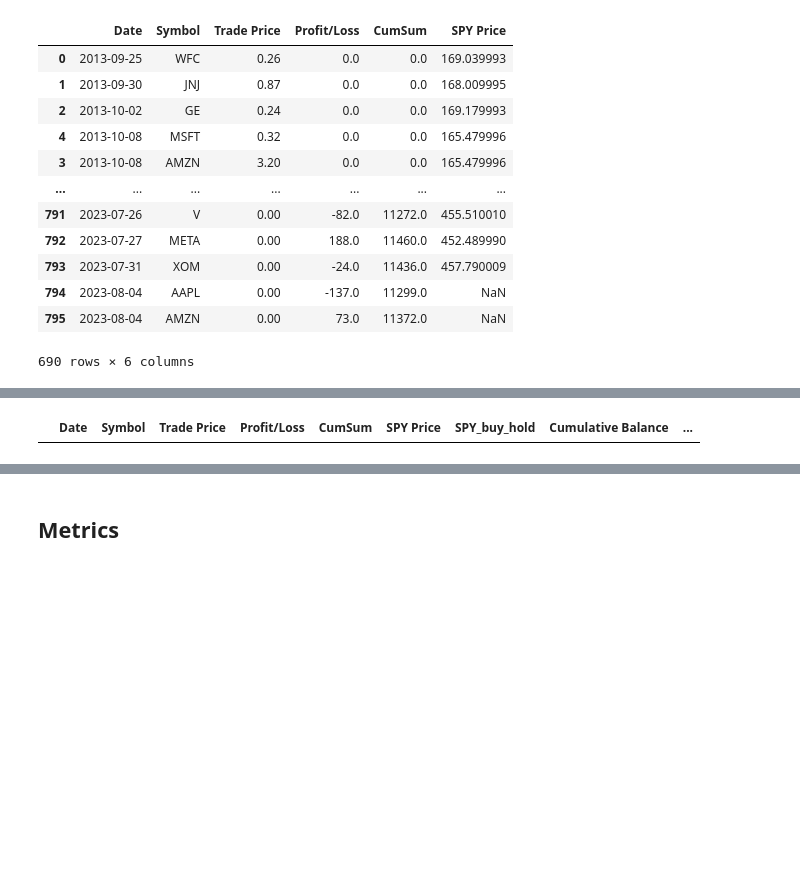
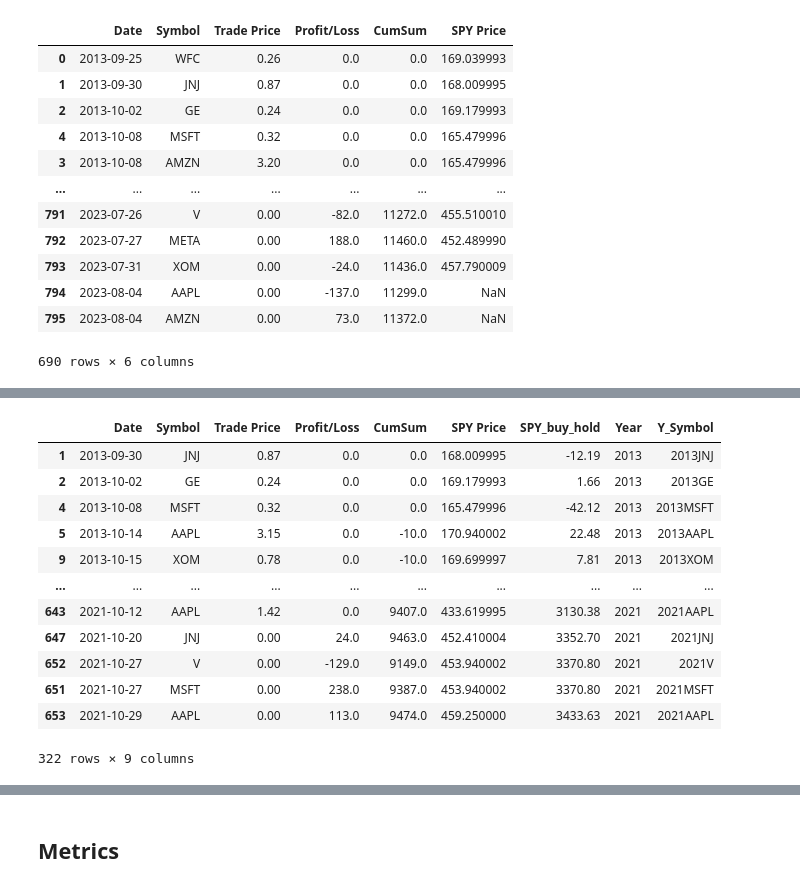
Before and after one commit to volry/BuyBeforeEarning, a Jupyter notebook: BuyBeforeEarnings.ipynb, the cells around one changed output, grey strips where cells are left out. Cells and saved outputs as stored; diff of their text form; code cells hidden in the pictures; blank space fills up the shorter version.

```diff
--- a/BuyBeforeEarnings.ipynb
+++ b/BuyBeforeEarnings.ipynb
@@ -151,0 +175,3 @@ df_chart_comp['Year'] = df_chart_comp['Date'].dt.year
+# %%
+#df_chart_comp['Y_Symbol'] = df_chart_comp['Y_Symbol'].str.strip()
+df_stock['Y_Symbol'] = df_stock['Y_Symbol'].str.replace(' ', '')
@@ -171,26 +209,0 @@ symbol_year_map = df_stock.groupby('Symbol')['Year'].apply(list).to_dict()
-# %%
-# List to store indices that need to be dropped
-indices_to_drop = []
-
-# For each unique Symbol in sorted_df
-for symbol in df_chart_comp['Symbol'].unique():
-    # Extract associated years in sorted_df
-    years_in_sorted_df = df_chart_comp[df_chart_comp['Symbol'] == symbol]['Year'].tolist()
-
-    # Extract associated years in df_stock
-    years_in_df_stock = symbol_year_map.get(symbol, [])
-
-    # Check which years are in sorted_df but not in df_stock
-    years_to_drop = set(years_in_sorted_df) - set(years_in_df_stock)
-
-    # Append the indices of rows with that Symbol and the years to drop to our list
-    for year in years_to_drop:
-        indices_to_drop.extend(sorted_df[(df_chart_comp['Symbol'] == symbol) & (df_chart_comp['Year'] == year)].index.tolist())
-
-# Drop the identified rows
-filtered_df_2 = df_chart_comp.drop(indices_to_drop)
-
-# Display the updated DataFrame
-filtered_df_2
-# %% [output]
-|  | Date | Symbol | Trade Price | Profit/Loss | CumSum | SPY Price | SPY_buy_hold | Cumulative Balance | ... |
@@ -197,2 +212,21 @@ filtered_df_2
+# %%
+# select only stocks from file 'InputStocks.xlsx'
+df_chart_comp = df_chart_comp[df_chart_comp['Y_Symbol'].isin(df_stock['Y_Symbol'])]
+# %%
+df_chart_comp
+# %% [output]
+|  | Date | Symbol | Trade Price | Profit/Loss | CumSum | SPY Price | SPY_buy_hold | Year | Y_Symbol |
+| 1 | 2013-09-30 | JNJ | 0.87 | 0.0 | 0.0 | 168.009995 | -12.19 | 2013 | 2013JNJ |
+| 2 | 2013-10-02 | GE | 0.24 | 0.0 | 0.0 | 169.179993 | 1.66 | 2013 | 2013GE |
+| 4 | 2013-10-08 | MSFT | 0.32 | 0.0 | 0.0 | 165.479996 | -42.12 | 2013 | 2013MSFT |
+| 5 | 2013-10-14 | AAPL | 3.15 | 0.0 | -10.0 | 170.940002 | 22.48 | 2013 | 2013AAPL |
+| 9 | 2013-10-15 | XOM | 0.78 | 0.0 | -10.0 | 169.699997 | 7.81 | 2013 | 2013XOM |
+| ... | ... | ... | ... | ... | ... | ... | ... | ... | ... |
+| 643 | 2021-10-12 | AAPL | 1.42 | 0.0 | 9407.0 | 433.619995 | 3130.38 | 2021 | 2021AAPL |
+| 647 | 2021-10-20 | JNJ | 0.00 | 24.0 | 9463.0 | 452.410004 | 3352.70 | 2021 | 2021JNJ |
+| 652 | 2021-10-27 | V | 0.00 | -129.0 | 9149.0 | 453.940002 | 3370.80 | 2021 | 2021V |
+| 651 | 2021-10-27 | MSFT | 0.00 | 238.0 | 9387.0 | 453.940002 | 3370.80 | 2021 | 2021MSFT |
+| 653 | 2021-10-29 | AAPL | 0.00 | 113.0 | 9474.0 | 459.250000 | 3433.63 | 2021 | 2021AAPL |
+322 rows × 9 columns
 # %%
 #df_chart_comp.to_excel('BuyBeforeEarnings\output\BBE_analysis.xlsx')
```
Also changed, not shown: parts of 12 cells of this notebook.
